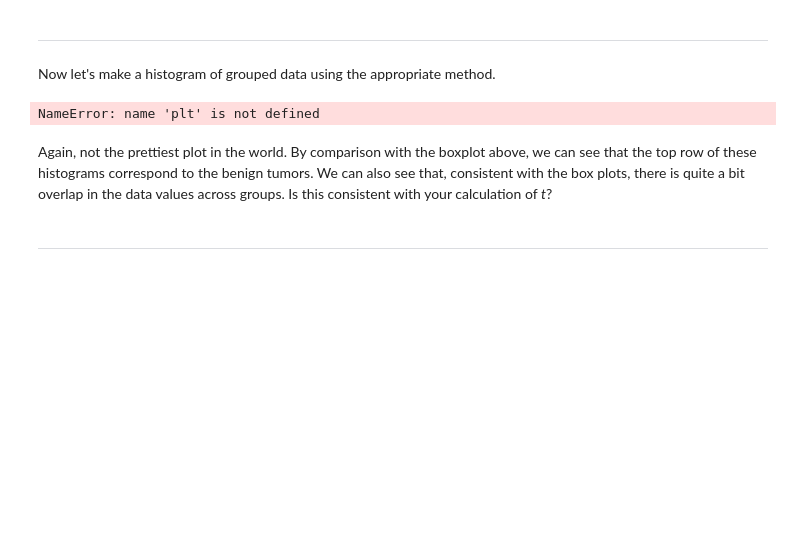
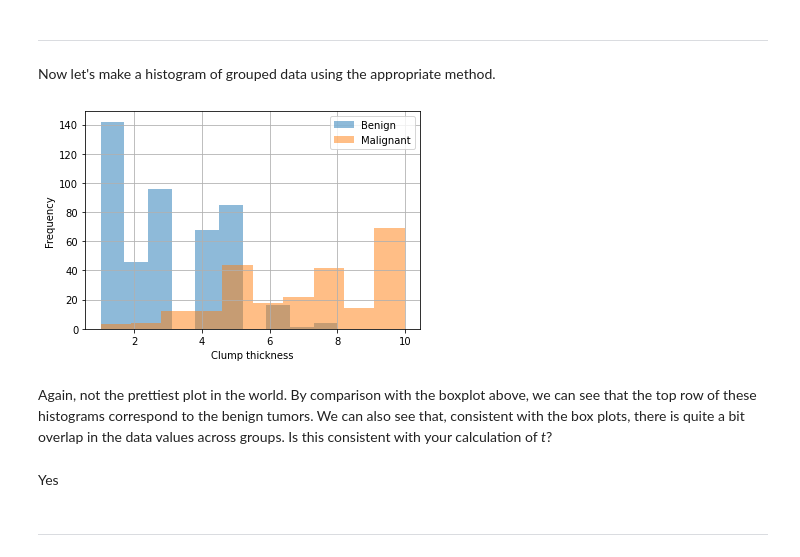
Before and after one commit to scingram1120/FDS-CourseTwo, a Jupyter notebook: T14.ipynb, the cells around one changed output. Cells and saved outputs as stored; diff of their text form; code cells hidden in the pictures; blank space fills up the shorter version.

```diff
--- a/T14.ipynb
+++ b/T14.ipynb
@@ -172,10 +184,18 @@ What does that tell you?
 # %% [markdown]
 Now let's make a histogram of grouped data using the appropriate method.
 # %%
+fig, ax = plt.subplots()
+grpd['clump_thickness'].hist(alpha=0.5, ax=ax)
+ax.legend(['Benign', 'Malignant'])
+ax.set_xlabel('Clump thickness')
+ax.set_ylabel('Frequency')
+plt.show()
 # %% [output]
-NameError: name 'plt' is not defined
+[figure, added]
 # %% [markdown]
 Again, not the prettiest plot in the world. By comparison with the boxplot above, we can see that the top row of these histograms correspond to the benign tumors. We can also see that, consistent with the box plots, there is quite a bit overlap in the data values across groups. Is this consistent with your calculation of *t*?
+# %% [markdown]
+Yes
 # %% [markdown]
 ---
 # %% [markdown]
```
Also changed, not shown: parts of 28 cells of this notebook, 6 other files.
